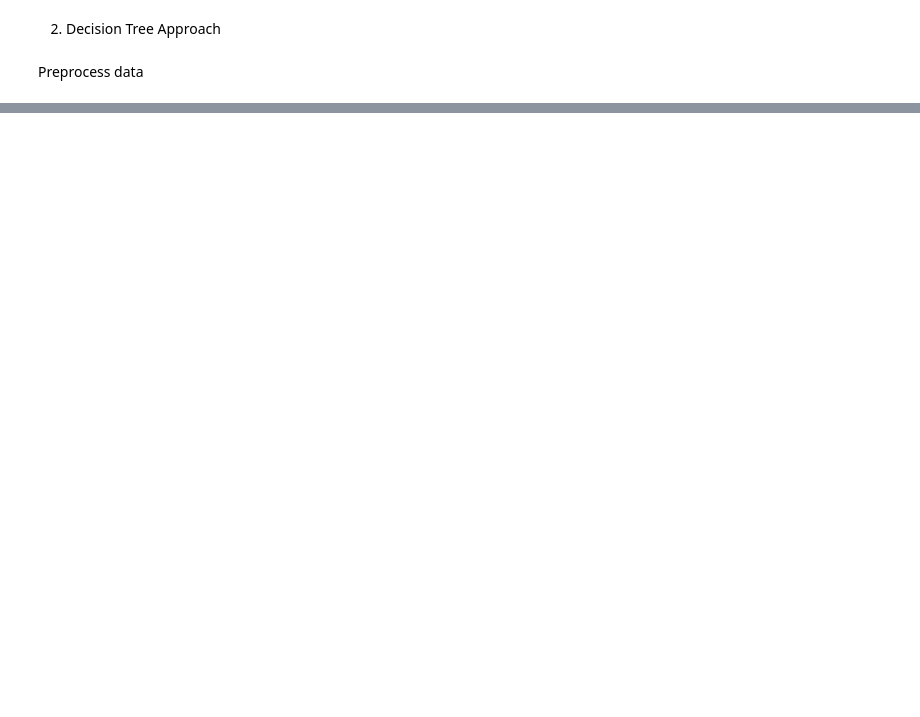
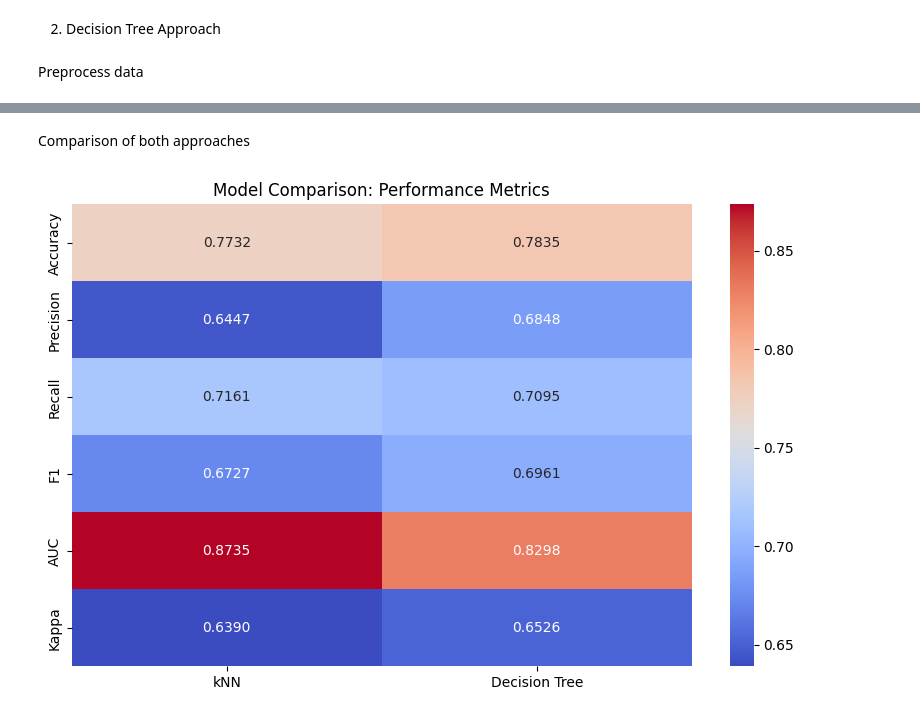
Before and after one commit to DomSchmom/MLAssignment2, a Jupyter notebook: notebook.ipynb, the cells around one changed output, grey strips where cells are left out. Drawn from its saved outputs; the diff is of its cells as text; code cells hidden in the pictures; blank space fills up the shorter version.

```diff
--- a/notebook.ipynb
+++ b/notebook.ipynb
@@ -12,6 +12,9 @@ from sklearn.neighbors import NearestNeighbors
 import numpy as np
 
 data = pd.read_csv('data/forestCover.csv')
+#downsample data to 5%
+data = data.sample(frac=0.05, random_state=42)
+print("Shape of data after downsampling:", data.shape)
 
 #drop "Facet" column because of correlation with "Aspect"
 data = data.drop(columns=['Facet'])
@@ -27,6 +30,4 @@ data = data.drop(columns=['Inclination'])
 
 #convert categorical to binary
 data['Soil_Type1'] = (data['Soil_Type1'] == 'positive').astype(int)
-
-print(data.columns.tolist())
 # %% [output]
@@ -307,6 +243,7 @@ import numpy as np
 from sklearn.impute import KNNImputer
 
 data_tree = pd.read_csv('data/forestCover.csv')
+data_tree = data_tree.sample(frac=0.05, random_state=42)
 
 #drop "Water_Level" column because it has cardinality of 1
 #data_tree = data_tree.drop(columns=['Water_Level'])
@@ -323,11 +260,6 @@ data_tree = data_tree.drop(columns=['Inclination'])
 stratify_col = data_tree['Cover_Type'].copy()
 if stratify_col.isnull().any():
     stratify_col.fillna(stratify_col.mode()[0], inplace=True)
-
-data_sampled, _ = train_test_split(
-    data_tree, train_size=0.3, random_state=42, stratify=stratify_col
-)
-data_tree = data_sampled.copy()
 
 data_tree.replace('?', np.nan, inplace=True)
 
@@ -370,11 +302,8 @@ target_samples = int(majority_count * 0.2)
 
 sampling_strategy = {i: max(count, target_samples) for i, count in counts.items() if i != majority_class}
 
-smote_tomek = SMOTETomek(
-    smote=SMOTE(sampling_strategy=sampling_strategy, random_state=42),
-    random_state=42
-)
-X_res_tree, y_res_tree = smote_tomek.fit_resample(X_train_tree, y_train_tree)
+smote = SMOTE(sampling_strategy=sampling_strategy, random_state=42)
+X_res_tree, y_res_tree = smote.fit_resample(X_train_tree, y_train_tree)
 print("Resampled training dataset shape %s" % Counter(y_res_tree))
 # %% [output]
 Columns with missing values:
@@ -464,0 +396,43 @@ KeyboardInterrupt:
+# %% [markdown]
+Comparison of both approaches
+# %%
+from sklearn.metrics import accuracy_score, precision_score, recall_score, f1_score, roc_auc_score, cohen_kappa_score
+import pandas as pd
+import seaborn as sns
+import matplotlib.pyplot as plt
+
+# --- Metrics for kNN Model ---
+y_pred_knn = best_knn.predict(X_test_scaled)
+y_proba_knn = best_knn.predict_proba(X_test_scaled)
+
+knn_metrics = {
+    'Accuracy': accuracy_score(y_test, y_pred_knn),
+    'Precision': precision_score(y_test, y_pred_knn, average='macro'),
+    'Recall': recall_score(y_test, y_pred_knn, average='macro'),
+    'F1': f1_score(y_test, y_pred_knn, average='macro'),
+    'AUC': roc_auc_score(y_test, y_proba_knn, multi_class='ovr'),
+    'Kappa': cohen_kappa_score(y_test, y_pred_knn)
+}
+
+# --- Metrics for Decision Tree Model ---
+y_pred_tree = best_tree.predict(X_test_tree)
+y_proba_tree = best_tree.predict_proba(X_test_tree)
+
+tree_metrics = {
+    'Accuracy': accuracy_score(y_test_tree, y_pred_tree),
+    'Precision': precision_score(y_test_tree, y_pred_tree, average='macro'),
+    'Recall': recall_score(y_test_tree, y_pred_tree, average='macro'),
+    'F1': f1_score(y_test_tree, y_pred_tree, average='macro'),
+    'AUC': roc_auc_score(y_test_tree, y_proba_tree, multi_class='ovr'),
+    'Kappa': cohen_kappa_score(y_test_tree, y_pred_tree)
+}
+
+# --- Create DataFrame and Visualize ---
+metrics_df = pd.DataFrame({'kNN': knn_metrics, 'Decision Tree': tree_metrics})
+
+plt.figure(figsize=(10, 6))
+sns.heatmap(metrics_df, annot=True, fmt=".4f", cmap="coolwarm")
+plt.title('Model Comparison: Performance Metrics')
+plt.show()
+# %% [output]
+[figure, added]
```
Also changed, not shown: parts of 15 cells of this notebook, 1 other file.
